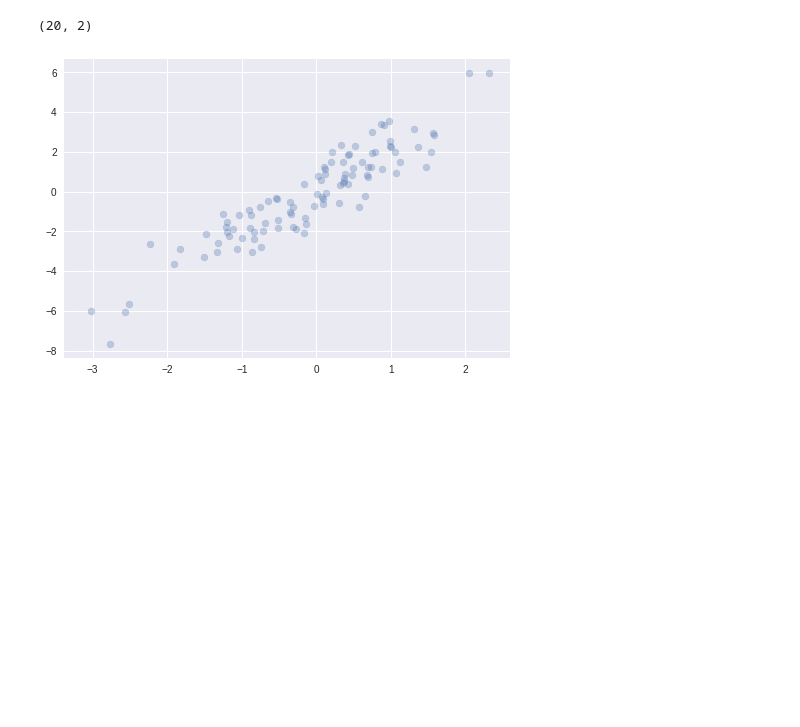
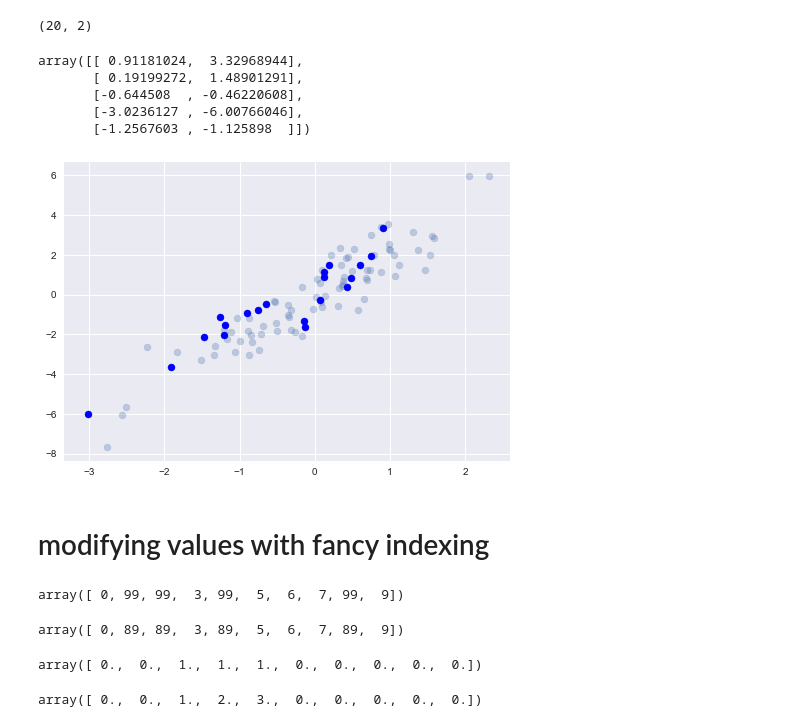
Before and after one commit to capgar/PythonDataScienceHandbook, a Jupyter notebook: notebooks/ch2-numpy.ipynb, the cells around one changed output. Saved outputs shown, nothing was run; the diff lists cells and outputs as text; code cells hidden in the pictures; blank space fills up the shorter version.

```diff
--- a/notebooks/ch2-numpy.ipynb
+++ b/notebooks/ch2-numpy.ipynb
@@ -1085,9 +1093,48 @@ selection = X[indices] #fancy indexing
 selection.shape
 # %% [output]
 (20, 2)
+# %%
+selection[:5]
+# %% [output]
+array([[ 0.91181024,  3.32968944],
+       [ 0.19199272,  1.48901291],
+       [-0.644508  , -0.46220608],
+       [-3.0236127 , -6.00766046],
+       [-1.2567603 , -1.125898  ]])
 # %%
+# show the 20 randomly selected points
+# in the book, these are supposed to be circled
 plt.scatter(X[:, 0], X[:, 1], alpha=0.3)
-plt.scatter(selection[:, 0], selection[:, 1],
-           facecolor='none', s=200);
+plt.scatter(selection[:, 0], selection[:, 1], facecolor='blue', s=50);
 # %% [output]
-[figure, old version]
+[figure, new version]
+# %% [markdown]
+# modifying values with fancy indexing
+# %%
+# set corresponding values in array to a new value (99)
+x = np.arange(10)
+i = np.array([2, 1, 8, 4])
+x[i] = 99
+x
+# %% [output]
+array([ 0, 99, 99,  3, 99,  5,  6,  7, 99,  9])
+# %%
+x[i] -=10
+x
+# %% [output]
+array([ 0, 89, 89,  3, 89,  5,  6,  7, 89,  9])
+# %%
+x = np.zeros(10)
+i = [2, 3, 3, 4, 4, 4]
+x[i] += 1
+x
+# 3 and 4 are only evaluated once
+# %% [output]
+array([ 0.,  0.,  1.,  1.,  1.,  0.,  0.,  0.,  0.,  0.])
+# %%
+# to evaluate multiple times, use at() ufunc method
+x = np.zeros(10)
+np.add.at(x, i, 1)
+x
+# %% [output]
+array([ 0.,  0.,  1.,  2.,  3.,  0.,  0.,  0.,  0.,  0.])
```
Also changed, not shown: parts of 38 cells of this notebook.
